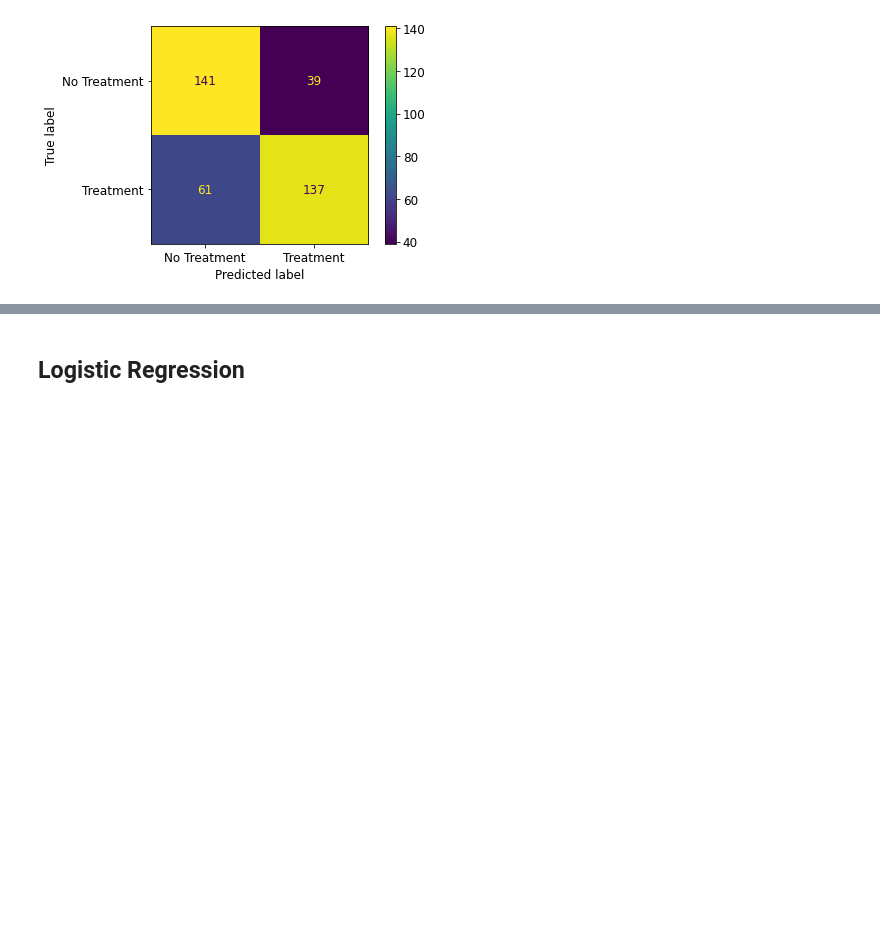
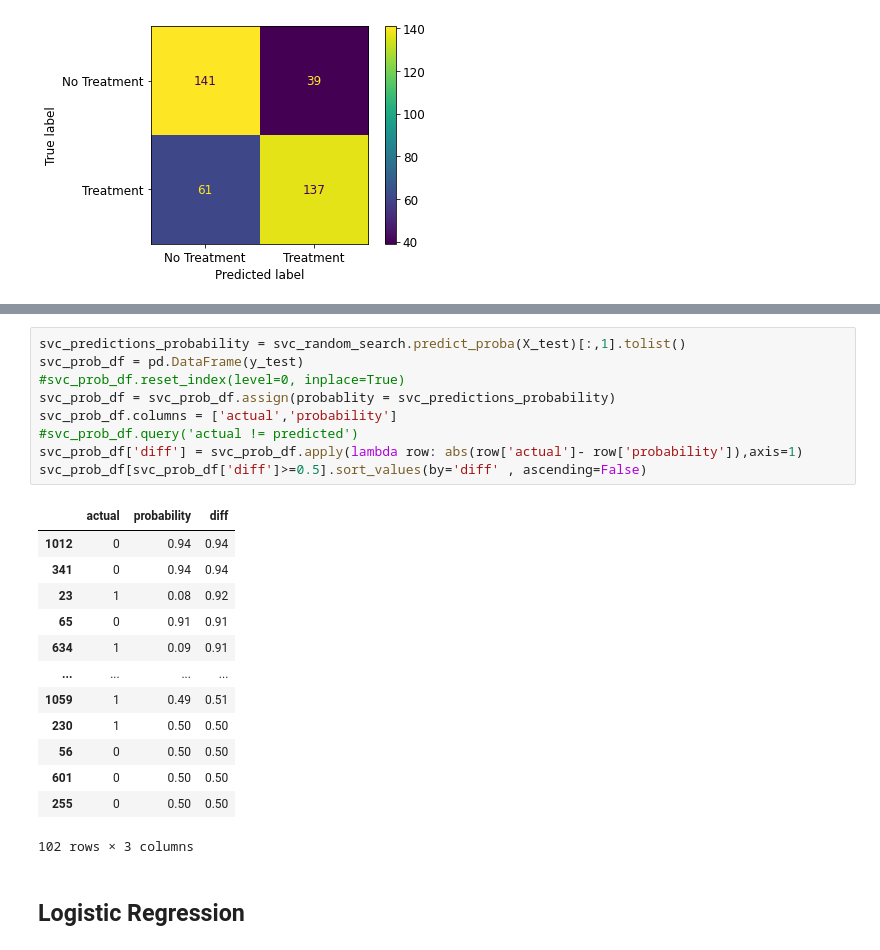
Before and after one commit to IShaalan/mental_health_tech, a Jupyter notebook: tech_mental.ipynb, the cells around one changed output, grey strips where cells are left out. Cells and saved outputs as stored; diff of their text form; blank space fills up the shorter version.

```diff
--- a/tech_mental.ipynb
+++ b/tech_mental.ipynb
@@ -891,6 +892,29 @@ no treatment       0.70      0.78      0.74       180
     accuracy                           0.74       378
    macro avg       0.74      0.74      0.74       378
 weighted avg       0.74      0.74      0.74       378
+# %%
+svc_predictions_probability = svc_random_search.predict_proba(X_test)[:,1].tolist()
+svc_prob_df = pd.DataFrame(y_test)
+#svc_prob_df.reset_index(level=0, inplace=True)
+svc_prob_df = svc_prob_df.assign(probablity = svc_predictions_probability)
+svc_prob_df.columns = ['actual','probability']
+#svc_prob_df.query('actual != predicted')
+svc_prob_df['diff'] = svc_prob_df.apply(lambda row: abs(row['actual']- row['probability']),axis=1)
+svc_prob_df[svc_prob_df['diff']>=0.5].sort_values(by='diff' , ascending=False)
+# %% [output]
+|  | actual | probability | diff |
+| 1012 | 0 | 0.94 | 0.94 |
+| 341 | 0 | 0.94 | 0.94 |
+| 23 | 1 | 0.08 | 0.92 |
+| 65 | 0 | 0.91 | 0.91 |
+| 634 | 1 | 0.09 | 0.91 |
+| ... | ... | ... | ... |
+| 1059 | 1 | 0.49 | 0.51 |
+| 230 | 1 | 0.50 | 0.50 |
+| 56 | 0 | 0.50 | 0.50 |
+| 601 | 0 | 0.50 | 0.50 |
+| 255 | 0 | 0.50 | 0.50 |
+102 rows × 3 columns
 # %% [markdown]
 ## Logistic Regression
 # %%
```
Also changed, not shown: parts of 23 cells of this notebook, 2 other files.
